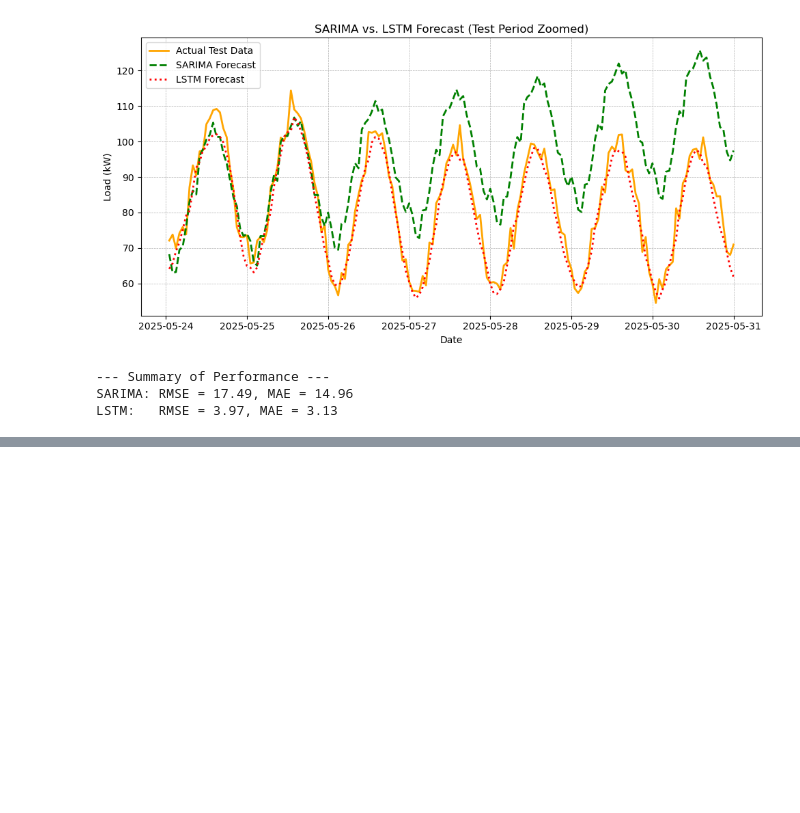
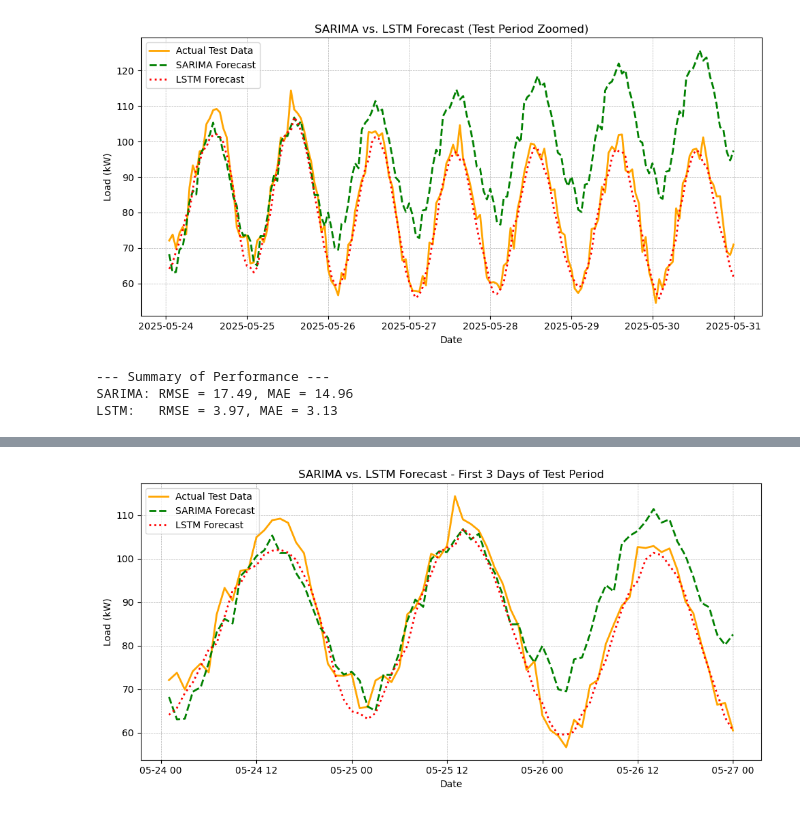
Before and after one commit to DrHammerhead/advanced_forecast, a Jupyter notebook: Load_Profile_LSTM_3june25.ipynb, the cells around one changed output, grey strips where cells are left out. Saved outputs shown, nothing was run; the diff lists cells and outputs as text; code cells hidden in the pictures; blank space fills up the shorter version.

```diff
--- a/Load_Profile_LSTM_3june25.ipynb
+++ b/Load_Profile_LSTM_3june25.ipynb
@@ -223,0 +243,19 @@ LSTM:   RMSE = 3.97, MAE = 3.13
+# %%
+# --- 7. Zoom in on First Two Days of Forecasting ---
+
+first_two_days = test_data.index[:72]  # First 72 hours = 3 days
+
+plt.figure(figsize=(10, 5))
+plt.plot(test_data[first_two_days], label='Actual Test Data', color='orange', linewidth=2)
+plt.plot(sarima_predictions[first_two_days], label='SARIMA Forecast', color='green', linestyle='--', linewidth=2)
+plt.plot(lstm_predictions[first_two_days], label='LSTM Forecast', color='red', linestyle=':', linewidth=2)
+
+plt.title('SARIMA vs. LSTM Forecast - First 3 Days of Test Period')
+plt.xlabel('Date')
+plt.ylabel('Load (kW)')
+plt.legend()
+plt.grid(True, which='both', linestyle='--', linewidth=0.5)
+plt.tight_layout()
+plt.show()
+# %% [output]
+[figure, added]
```
Also changed, not shown: parts of 3 cells of this notebook.
